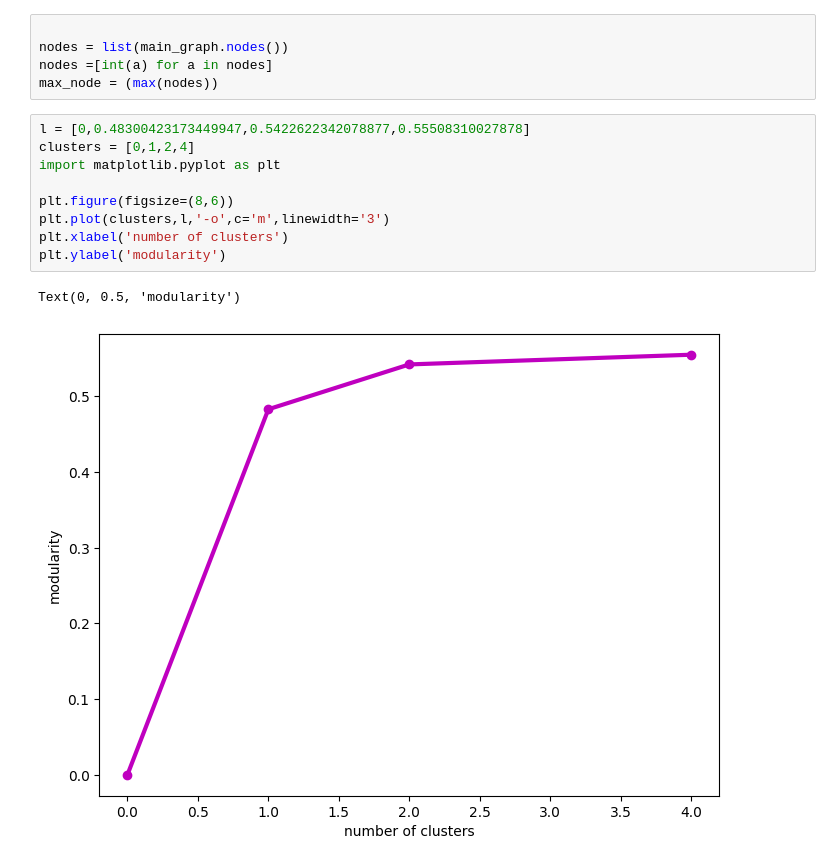
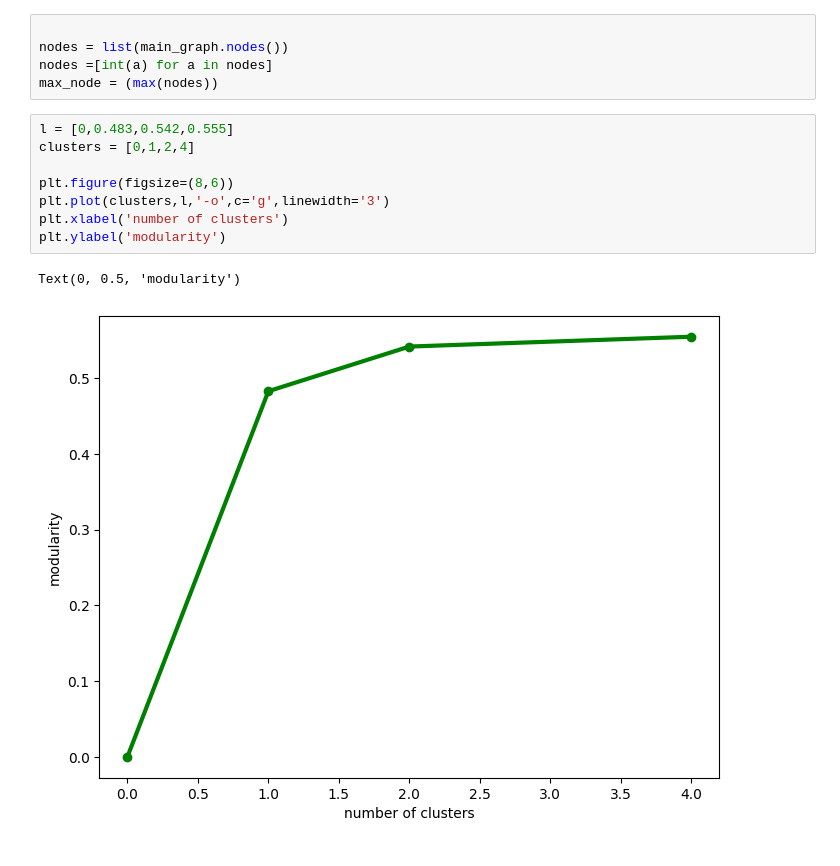
Before and after one commit to peymanHashemi/Complex_Network_Ex02, a Jupyter notebook: Q4/Q4.ipynb, the cells around one changed output. Cells and saved outputs as stored; diff of their text form.

```diff
--- a/Q4.ipynb
+++ b/Q4/Q4.ipynb
@@ -162,14 +154,13 @@ nodes = list(main_graph.nodes())
 nodes =[int(a) for a in nodes]
 max_node = (max(nodes))
 # %%
-l = [0,0.48300423173449947,0.5422622342078877,0.55508310027878]
+l = [0,0.483,0.542,0.555]
 clusters = [0,1,2,4]
-import matplotlib.pyplot as plt
 
 plt.figure(figsize=(8,6))
-plt.plot(clusters,l,'-o',c='m',linewidth='3')
+plt.plot(clusters,l,'-o',c='g',linewidth='3')
 plt.xlabel('number of clusters')
 plt.ylabel('modularity')
 # %% [output]
 Text(0, 0.5, 'modularity')
-[figure, old version]
+[figure, new version]
```
Also changed, not shown: parts of 8 cells of this notebook, 18 other files.
